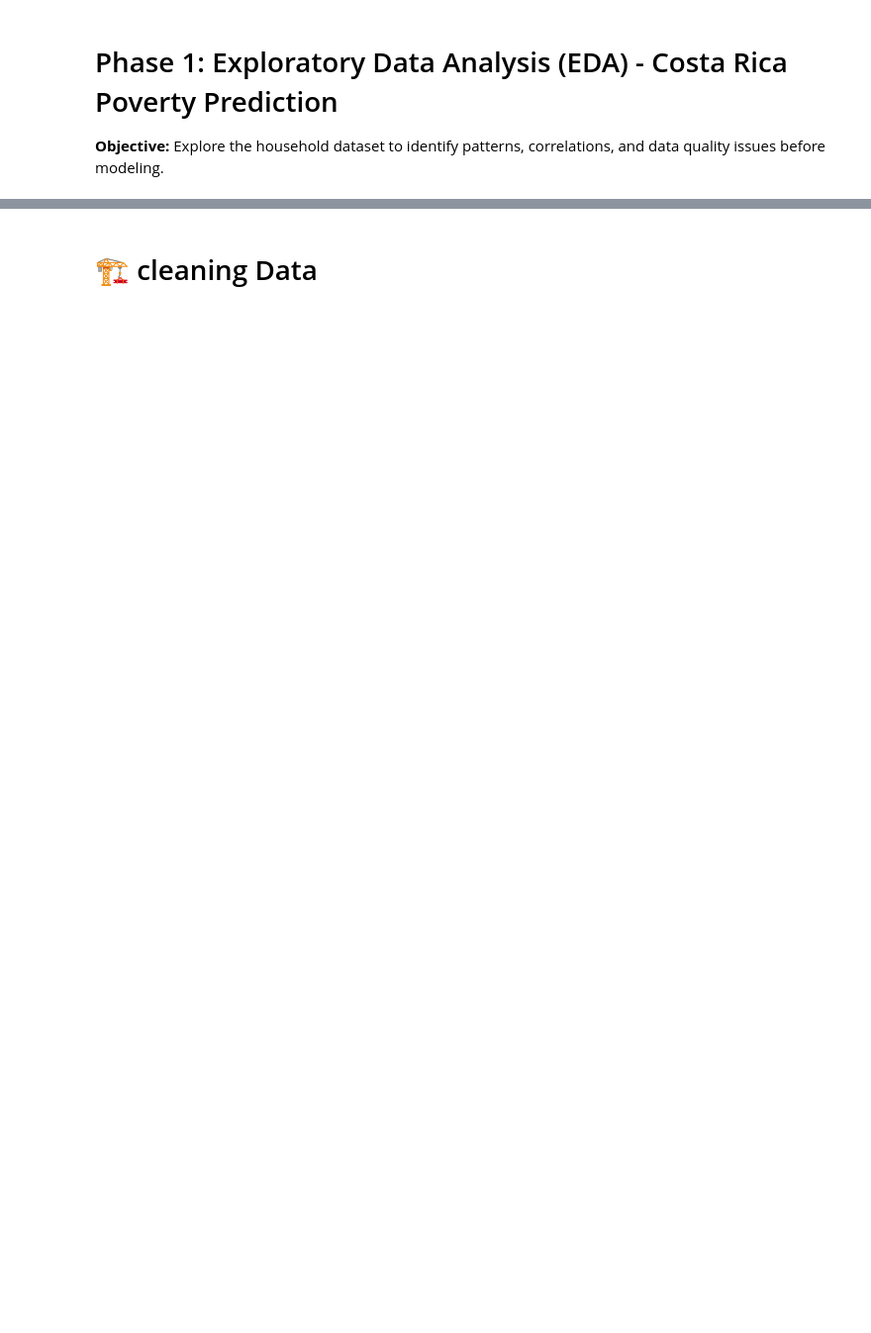
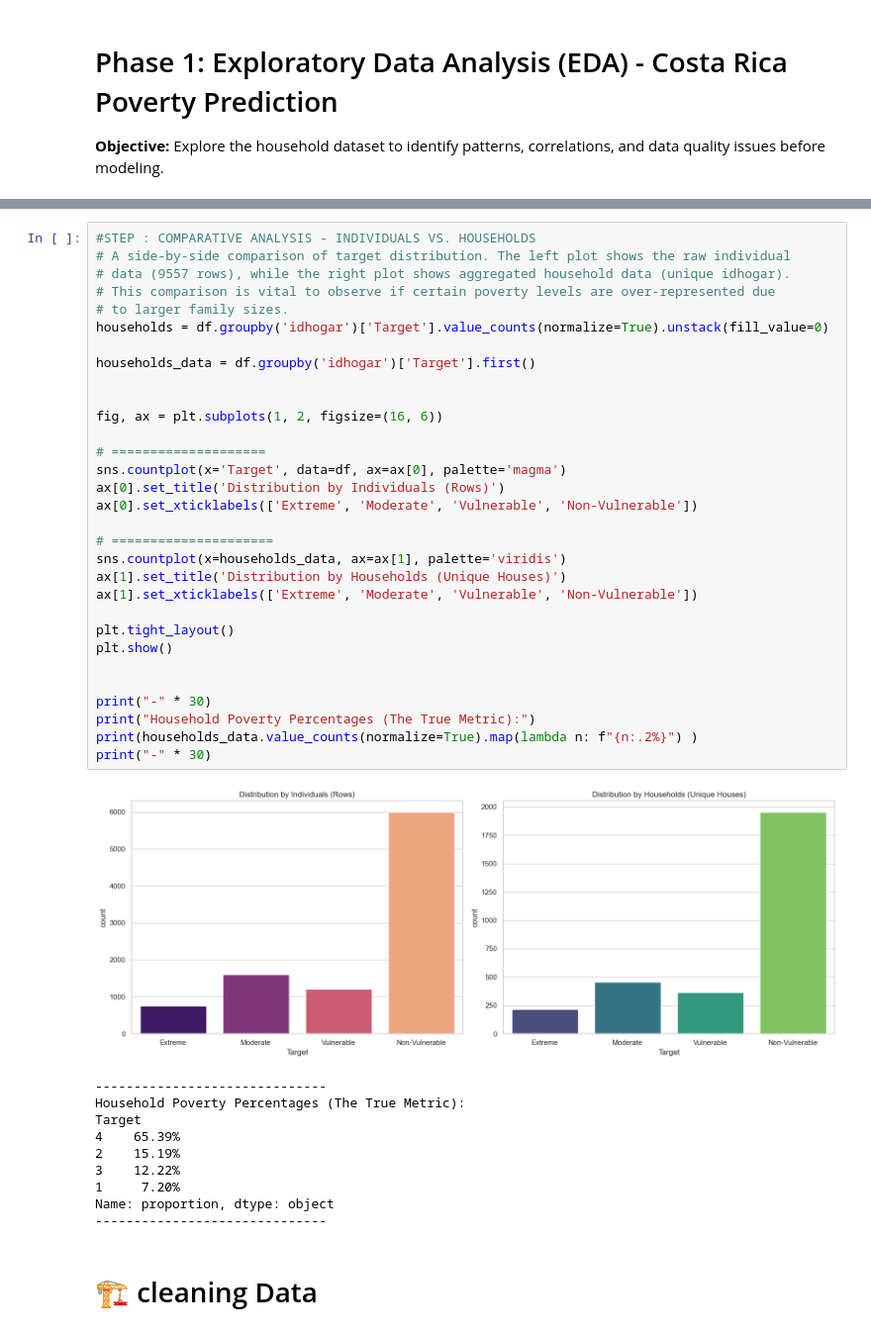
Before and after one commit to elsaeedmohamed/Depi-project-, a Jupyter notebook: Exploratory_Data_Analysis.ipynb, the cells around one changed output, grey strips where cells are left out. Shown at 99% size. Cells and saved outputs as stored; diff of their text form; blank space fills up the shorter version.

```diff
--- a/Exploratory_Data_Analysis.ipynb
+++ b/Exploratory_Data_Analysis.ipynb
@@ -54,3 +86,45 @@ Name: proportion, dtype: float64
+# %%
+#STEP : COMPARATIVE ANALYSIS - INDIVIDUALS VS. HOUSEHOLDS
+# A side-by-side comparison of target distribution. The left plot shows the raw individual
+# data (9557 rows), while the right plot shows aggregated household data (unique idhogar).
+# This comparison is vital to observe if certain poverty levels are over-represented due
+# to larger family sizes.
+households = df.groupby('idhogar')['Target'].value_counts(normalize=True).unstack(fill_value=0)
+
+households_data = df.groupby('idhogar')['Target'].first()
+
+
+fig, ax = plt.subplots(1, 2, figsize=(16, 6))
+
+# ====================
+sns.countplot(x='Target', data=df, ax=ax[0], palette='magma')
+ax[0].set_title('Distribution by Individuals (Rows)')
+ax[0].set_xticklabels(['Extreme', 'Moderate', 'Vulnerable', 'Non-Vulnerable'])
+
+# =====================
+sns.countplot(x=households_data, ax=ax[1], palette='viridis')
+ax[1].set_title('Distribution by Households (Unique Houses)')
+ax[1].set_xticklabels(['Extreme', 'Moderate', 'Vulnerable', 'Non-Vulnerable'])
+
+plt.tight_layout()
+plt.show()
+
+
+print("-" * 30)
+print("Household Poverty Percentages (The True Metric):")
+print(households_data.value_counts(normalize=True).map(lambda n: f"{n:.2%}") )
+print("-" * 30)
+# %% [output]
+[figure, added]
+------------------------------
+Household Poverty Percentages (The True Metric):
+Target
+4    65.39%
+2    15.19%
+3    12.22%
+1     7.20%
+Name: proportion, dtype: object
+------------------------------
 # %% [markdown]
 # 🏗️ cleaning Data
 # %%
```
Also changed, not shown: parts of 13 cells of this notebook, 7 other files.
